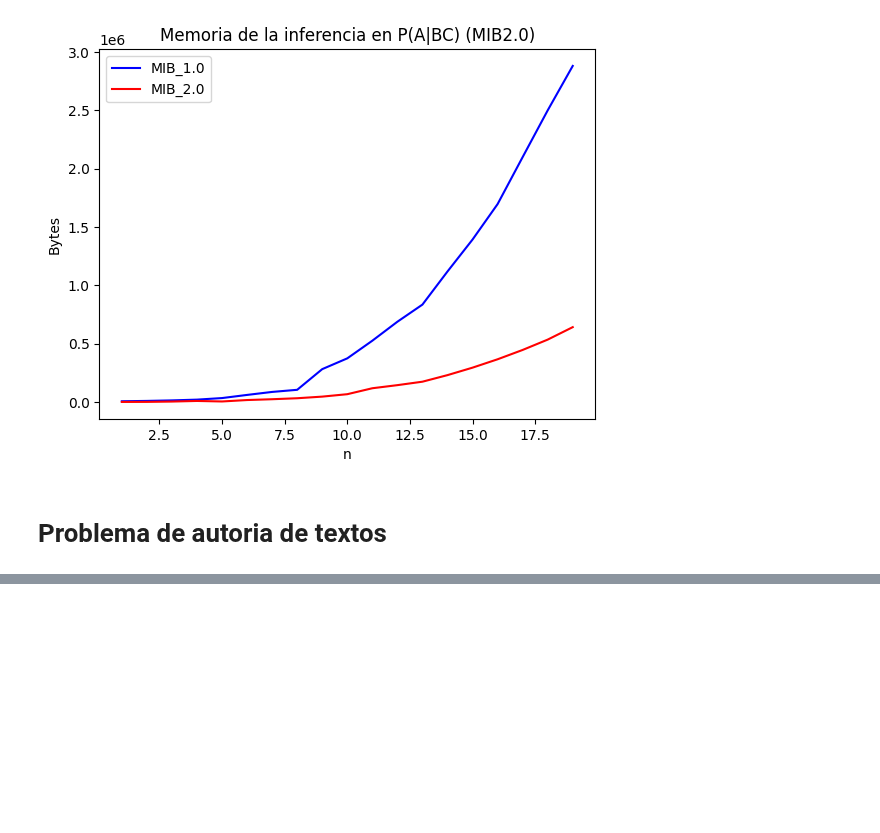
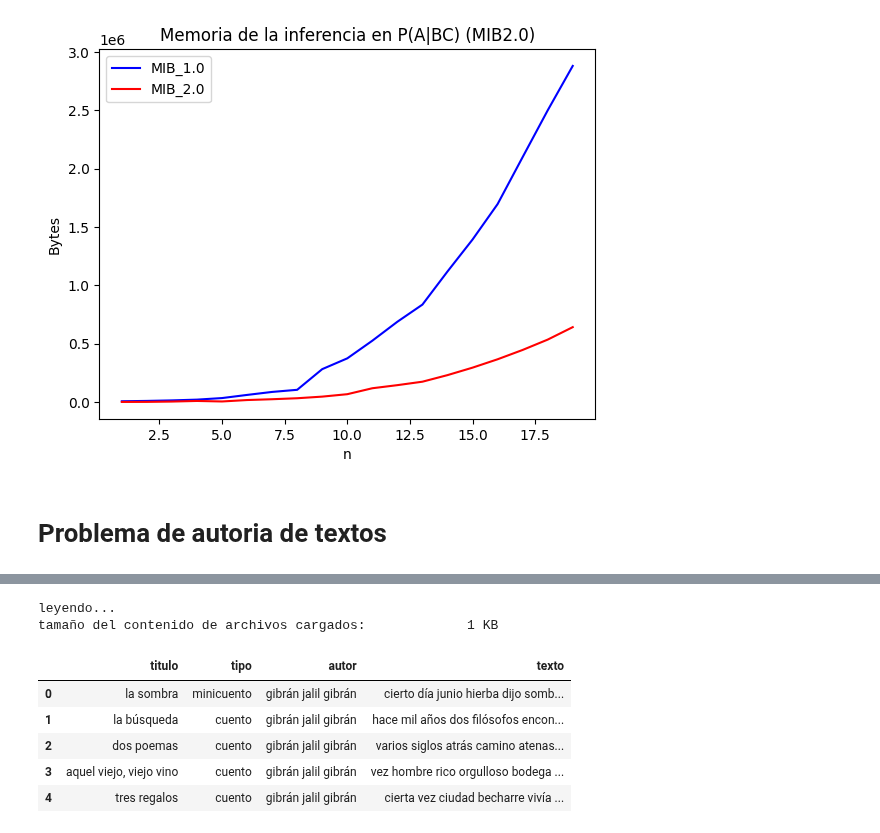
Before and after one commit to robertorys/Tesis, a Jupyter notebook: Test.ipynb, the cells around one changed output, grey strips where cells are left out. Cells and saved outputs as stored; diff of their text form; code cells hidden in the pictures; blank space fills up the shorter version.

```diff
--- a/Test.ipynb
+++ b/Test.ipynb
@@ -300,0 +318,14 @@ $P(A)P(T|A)\displaystyle \prod P(W|AT)$
+# %%
+archivos = glob.glob('./Train/*/*')
+archivos,nombres = tp.carga_cuentos(archivos)
+df_train = tp.lee_cuentos(archivos)
+df_train.head()
+# %% [output]
+leyendo...
+tamaño del contenido de archivos cargados:             1 KB
+|  | titulo | tipo | autor | texto |
+| 0 | la sombra | minicuento | gibrán jalil gibrán | cierto día junio hierba dijo somb... |
+| 1 | la búsqueda | cuento | gibrán jalil gibrán | hace mil años dos filósofos encon... |
+| 2 | dos poemas | cuento | gibrán jalil gibrán | varios siglos atrás camino atenas... |
+| 3 | aquel viejo, viejo vino | cuento | gibrán jalil gibrán | vez hombre rico orgulloso bodega ... |
+| 4 | tres regalos | cuento | gibrán jalil gibrán | cierta vez ciudad becharre vivía ... |
```
Also changed, not shown: parts of 30 cells of this notebook, 2 other files.
